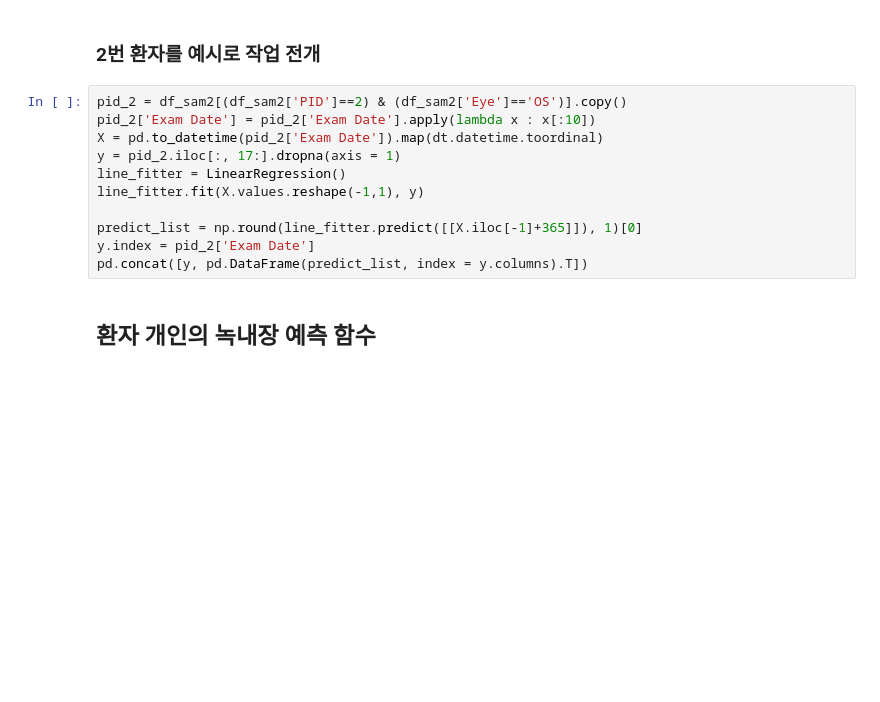
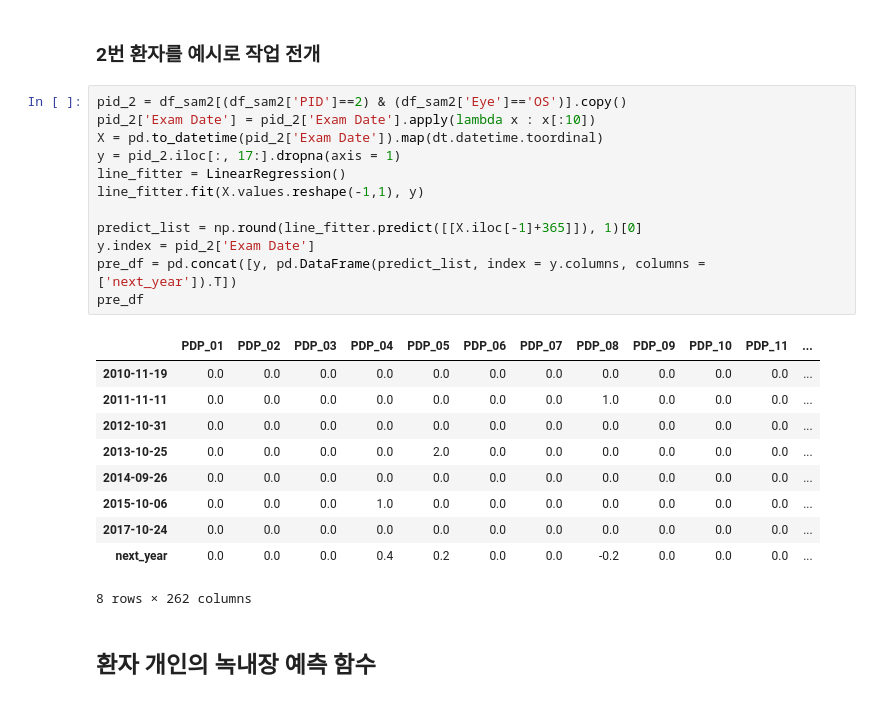
Before and after one commit to herjh0405/Glaucoma, a Jupyter notebook: 001. 데이터 전처리.ipynb, the cells around one changed output. Saved outputs shown, nothing was run; the diff lists cells and outputs as text; blank space fills up the shorter version.

```diff
--- a/001. 데이터 전처리.ipynb
+++ b/001. 데이터 전처리.ipynb
@@ -74,14 +74,26 @@ TDV
 # %%
 pid_2 = df_sam2[(df_sam2['PID']==2) & (df_sam2['Eye']=='OS')].copy()
 pid_2['Exam Date'] = pid_2['Exam Date'].apply(lambda x : x[:10])
 X = pd.to_datetime(pid_2['Exam Date']).map(dt.datetime.toordinal)
 y = pid_2.iloc[:, 17:].dropna(axis = 1)
 line_fitter = LinearRegression()
 line_fitter.fit(X.values.reshape(-1,1), y)
 
 predict_list = np.round(line_fitter.predict([[X.iloc[-1]+365]]), 1)[0]
 y.index = pid_2['Exam Date']
-pd.concat([y, pd.DataFrame(predict_list, index = y.columns).T])
+pre_df = pd.concat([y, pd.DataFrame(predict_list, index = y.columns, columns = ['next_year']).T])
+pre_df
+# %% [output]
+|  | PDP_01 | PDP_02 | PDP_03 | PDP_04 | PDP_05 | PDP_06 | PDP_07 | PDP_08 | PDP_09 | PDP_10 | PDP_11 | ... |
+| 2010-11-19 | 0.0 | 0.0 | 0.0 | 0.0 | 0.0 | 0.0 | 0.0 | 0.0 | 0.0 | 0.0 | 0.0 | ... |
+| 2011-11-11 | 0.0 | 0.0 | 0.0 | 0.0 | 0.0 | 0.0 | 0.0 | 1.0 | 0.0 | 0.0 | 0.0 | ... |
+| 2012-10-31 | 0.0 | 0.0 | 0.0 | 0.0 | 0.0 | 0.0 | 0.0 | 0.0 | 0.0 | 0.0 | 0.0 | ... |
+| 2013-10-25 | 0.0 | 0.0 | 0.0 | 0.0 | 2.0 | 0.0 | 0.0 | 0.0 | 0.0 | 0.0 | 0.0 | ... |
+| 2014-09-26 | 0.0 | 0.0 | 0.0 | 0.0 | 0.0 | 0.0 | 0.0 | 0.0 | 0.0 | 0.0 | 0.0 | ... |
+| 2015-10-06 | 0.0 | 0.0 | 0.0 | 1.0 | 0.0 | 0.0 | 0.0 | 0.0 | 0.0 | 0.0 | 0.0 | ... |
+| 2017-10-24 | 0.0 | 0.0 | 0.0 | 0.0 | 0.0 | 0.0 | 0.0 | 0.0 | 0.0 | 0.0 | 0.0 | ... |
+| next_year | 0.0 | 0.0 | 0.0 | 0.4 | 0.2 | 0.0 | 0.0 | -0.2 | 0.0 | 0.0 | 0.0 | ... |
+8 rows × 262 columns
 # %% [markdown]
 ## 환자 개인의 녹내장 예측 함수
 # %%
```
Also changed, not shown: parts of 2 cells of this notebook.
